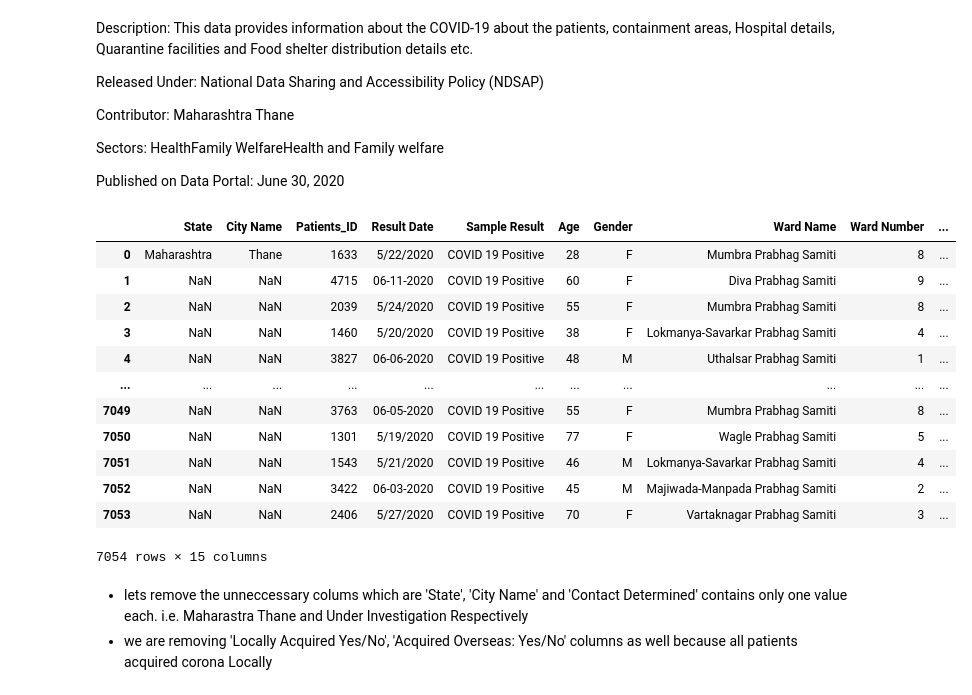
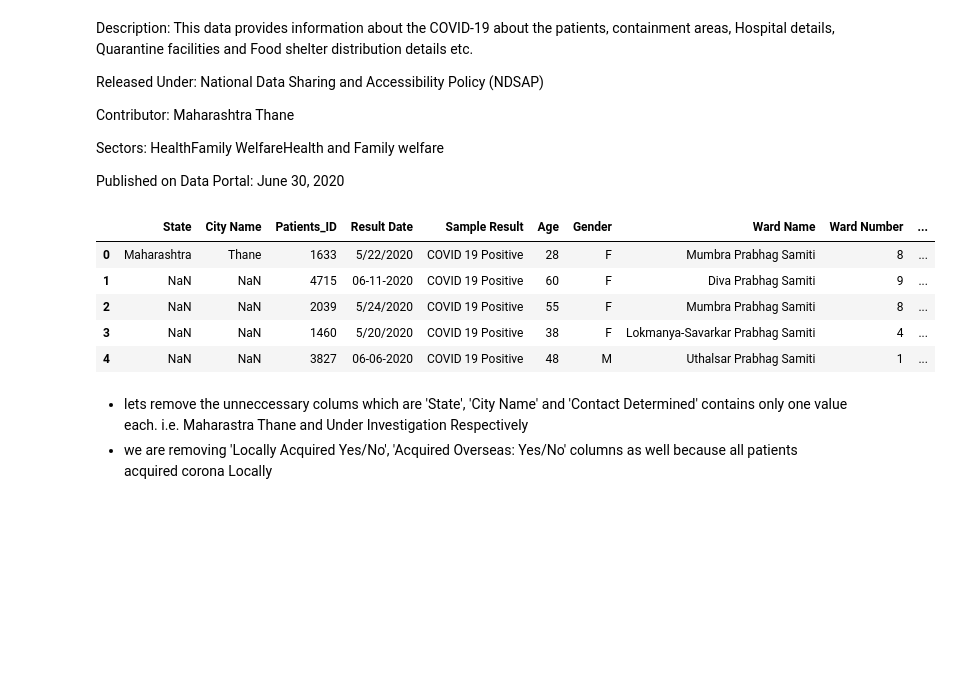
Before and after one commit to sushilbagate876/CovidPatient-Thane, a Jupyter notebook: covidpatient-thane.ipynb, the cells around one changed output. Drawn from its saved outputs; the diff is of its cells as text; code cells hidden in the pictures; blank space fills up the shorter version.

```diff
--- a/covidpatient-thane.ipynb
+++ b/covidpatient-thane.ipynb
@@ -46,21 +46,14 @@ June 30, 2020
 # %%
 data = pd.read_csv('/kaggle/input/COVIDPatient.csv')
 # %%
-data
+data.head()
 # %% [output]
 |  | State | City Name | Patients_ID | Result Date | Sample Result | Age | Gender | Ward Name | Ward Number | ... |
 | 0 | Maharashtra | Thane | 1633 | 5/22/2020 | COVID 19 Positive | 28 | F | Mumbra Prabhag Samiti | 8 | ... |
 | 1 | NaN | NaN | 4715 | 06-11-2020 | COVID 19 Positive | 60 | F | Diva Prabhag Samiti | 9 | ... |
 | 2 | NaN | NaN | 2039 | 5/24/2020 | COVID 19 Positive | 55 | F | Mumbra Prabhag Samiti | 8 | ... |
 | 3 | NaN | NaN | 1460 | 5/20/2020 | COVID 19 Positive | 38 | F | Lokmanya-Savarkar Prabhag Samiti | 4 | ... |
 | 4 | NaN | NaN | 3827 | 06-06-2020 | COVID 19 Positive | 48 | M | Uthalsar Prabhag Samiti | 1 | ... |
-| ... | ... | ... | ... | ... | ... | ... | ... | ... | ... | ... |
-| 7049 | NaN | NaN | 3763 | 06-05-2020 | COVID 19 Positive | 55 | F | Mumbra Prabhag Samiti | 8 | ... |
-| 7050 | NaN | NaN | 1301 | 5/19/2020 | COVID 19 Positive | 77 | F | Wagle Prabhag Samiti | 5 | ... |
-| 7051 | NaN | NaN | 1543 | 5/21/2020 | COVID 19 Positive | 46 | M | Lokmanya-Savarkar Prabhag Samiti | 4 | ... |
-| 7052 | NaN | NaN | 3422 | 06-03-2020 | COVID 19 Positive | 45 | M | Majiwada-Manpada Prabhag Samiti | 2 | ... |
-| 7053 | NaN | NaN | 2406 | 5/27/2020 | COVID 19 Positive | 70 | F | Vartaknagar Prabhag Samiti | 3 | ... |
-7054 rows × 15 columns
 # %% [markdown]
 * lets remove the unneccessary colums which are 'State', 'City Name' and 'Contact Determined' contains only one value each. i.e. Maharastra Thane and Under Investigation Respectively
 * we are removing 'Locally Acquired Yes/No', 'Acquired Overseas: Yes/No' columns as well because all patients acquired corona Locally
```
Also changed, not shown: parts of 15 cells of this notebook.
